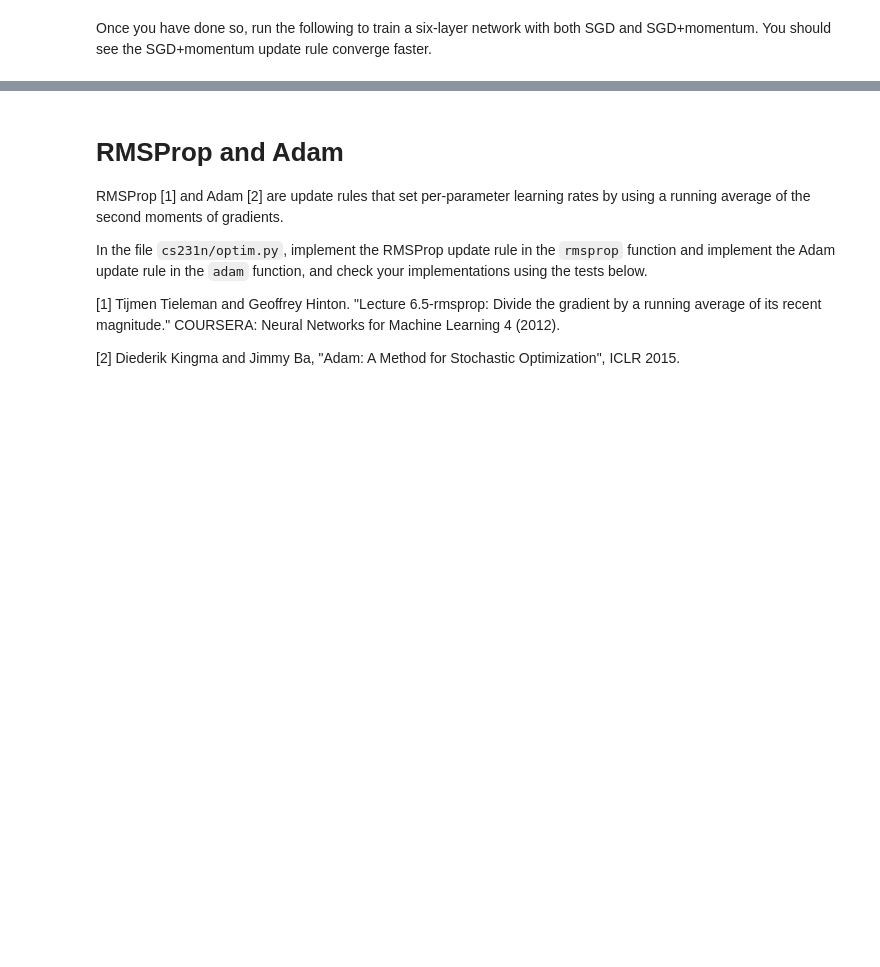
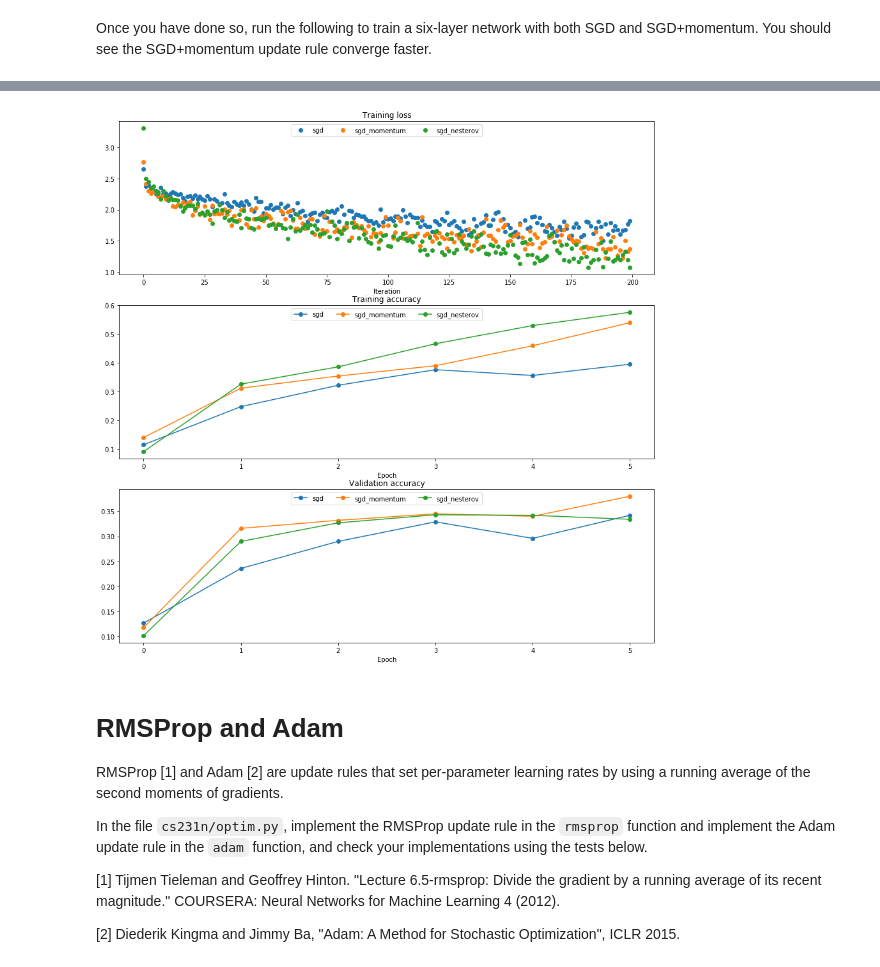
Before and after one commit to alyssaq/cs231n-2017, a Jupyter notebook: assignment2/FullyConnectedNets.ipynb, the cells around one changed output, grey strips where cells are left out. Saved outputs shown, nothing was run; the diff lists cells and outputs as text; code cells hidden in the pictures; blank space fills up the shorter version.

```diff
--- a/assignment2/FullyConnectedNets.ipynb
+++ b/assignment2/FullyConnectedNets.ipynb
@@ -602,20 +605,20 @@ small_data = {
 
 solvers = {}
 
-for update_rule in ['sgd', 'sgd_momentum']:
-  print('running with ', update_rule)
-  model = FullyConnectedNet([100, 100, 100, 100, 100], weight_scale=5e-2)
+for update_rule in ['sgd', 'sgd_momentum', 'sgd_nesterov']:
+    print('running with', update_rule)
+    model = FullyConnectedNet([100, 100, 100, 100, 100], weight_scale=5e-2)
 
-  solver = Solver(model, small_data,
-                  num_epochs=5, batch_size=100,
-                  update_rule=update_rule,
-                  optim_config={
-                    'learning_rate': 1e-2,
-                  },
-                  verbose=True)
-  solvers[update_rule] = solver
-  solver.train()
-  print()
+    solver = Solver(model, small_data,
+                   num_epochs=5, batch_size=100,
+                   update_rule=update_rule,
+                   optim_config={
+                     'learning_rate': 1e-2,
+                   },
+                   verbose=True)
+    solvers[update_rule] = solver
+    solver.train()
+    print()
 
 plt.subplot(3, 1, 1)
 plt.title('Training loss')
@@ -630,17 +633,18 @@ plt.title('Validation accuracy')
 plt.xlabel('Epoch')
 
 for update_rule, solver in list(solvers.items()):
-  plt.subplot(3, 1, 1)
-  plt.plot(solver.loss_history, 'o', label=update_rule)
+    plt.subplot(3, 1, 1)
+    plt.plot(solver.loss_history, 'o', label=update_rule)
 
-  plt.subplot(3, 1, 2)
-  plt.plot(solver.train_acc_history, '-o', label=update_rule)
+    plt.subplot(3, 1, 2)
+    plt.plot(solver.train_acc_history, '-o', label=update_rule)
 
-  plt.subplot(3, 1, 3)
-  plt.plot(solver.val_acc_history, '-o', label=update_rule)
+    plt.subplot(3, 1, 3)
+    plt.plot(solver.val_acc_history, '-o', label=update_rule)
 
 for i in [1, 2, 3]:
-  plt.subplot(3, 1, i)
-  plt.legend(loc='upper center', ncol=4)
+    plt.subplot(3, 1, i)
+    plt.legend(loc='upper center', ncol=4)
 plt.gcf().set_size_inches(15, 15)
 plt.show()
+# %% [output]
@@ -647,3 +668,4 @@ plt.show()
+[figure, added]
 # %% [markdown]
 # RMSProp and Adam
 RMSProp [1] and Adam [2] are update rules that set per-parameter learning rates by using a running average of the second moments of gradients.
```
Also changed, not shown: parts of 8 cells of this notebook, 4 other files.
